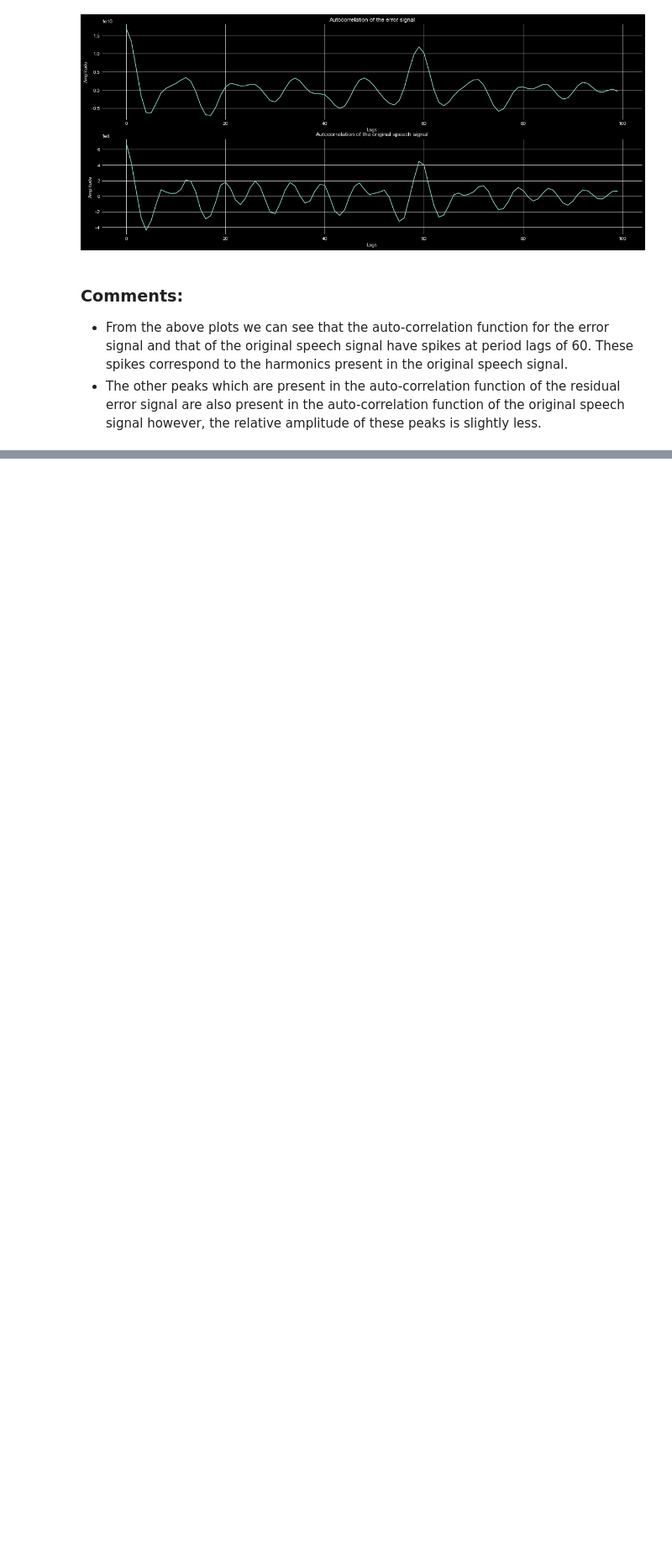
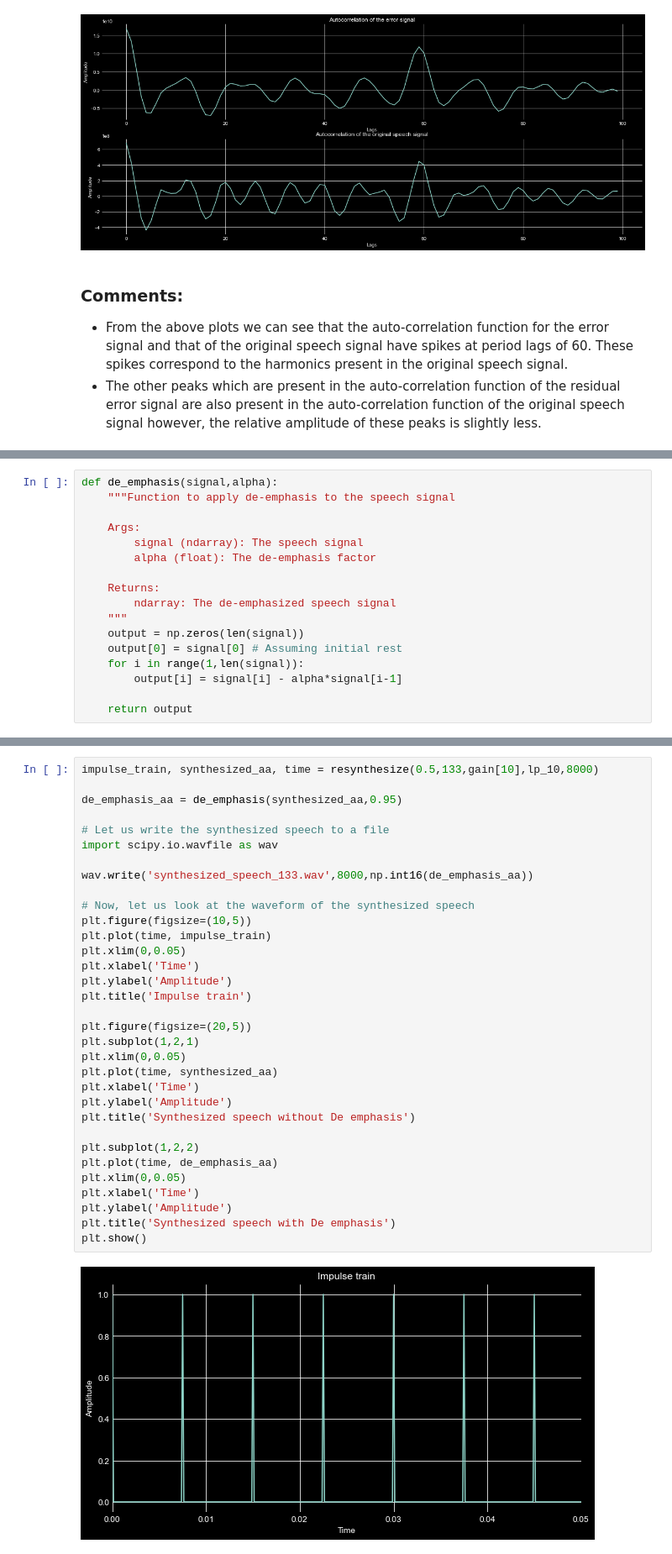
Before and after one commit to TheShiningVampire/EE679_Programming_Assignments, a Jupyter notebook: Assignment_2/18D070067_Assignment2.ipynb, the cells around one changed output, grey strips where cells are left out. Shown at 84% size. Saved outputs shown, nothing was run; the diff lists cells and outputs as text; blank space fills up the shorter version.

```diff
--- a/Assignment_2/18D070067_Assignment2.ipynb
+++ b/Assignment_2/18D070067_Assignment2.ipynb
@@ -427,0 +508,17 @@ plt.show()
+# %%
+def de_emphasis(signal,alpha):
+    """Function to apply de-emphasis to the speech signal
+
+    Args:
+        signal (ndarray): The speech signal
+        alpha (float): The de-emphasis factor
+
+    Returns:
+        ndarray: The de-emphasized speech signal
+    """
+    output = np.zeros(len(signal))
+    output[0] = signal[0] # Assuming initial rest
+    for i in range(1,len(signal)):
+        output[i] = signal[i] - alpha*signal[i-1]
+
+    return output
@@ -427,0 +527,35 @@ plt.show()
+# %%
+impulse_train, synthesized_aa, time = resynthesize(0.5,133,gain[10],lp_10,8000)
+
+de_emphasis_aa = de_emphasis(synthesized_aa,0.95)
+
+# Let us write the synthesized speech to a file
+import scipy.io.wavfile as wav
+
+wav.write('synthesized_speech_133.wav',8000,np.int16(de_emphasis_aa))
+
+# Now, let us look at the waveform of the synthesized speech
+plt.figure(figsize=(10,5))
+plt.plot(time, impulse_train)
+plt.xlim(0,0.05)
+plt.xlabel('Time')
+plt.ylabel('Amplitude')
+plt.title('Impulse train')
+
+plt.figure(figsize=(20,5))
+plt.subplot(1,2,1)
+plt.xlim(0,0.05)
+plt.plot(time, synthesized_aa)
+plt.xlabel('Time')
+plt.ylabel('Amplitude')
+plt.title('Synthesized speech without De emphasis')
+
+plt.subplot(1,2,2)
+plt.plot(time, de_emphasis_aa)
+plt.xlim(0,0.05)
+plt.xlabel('Time')
+plt.ylabel('Amplitude')
+plt.title('Synthesized speech with De emphasis')
+plt.show()
+# %% [output]
+[figure, added]
```
Also changed, not shown: parts of 31 cells of this notebook.
